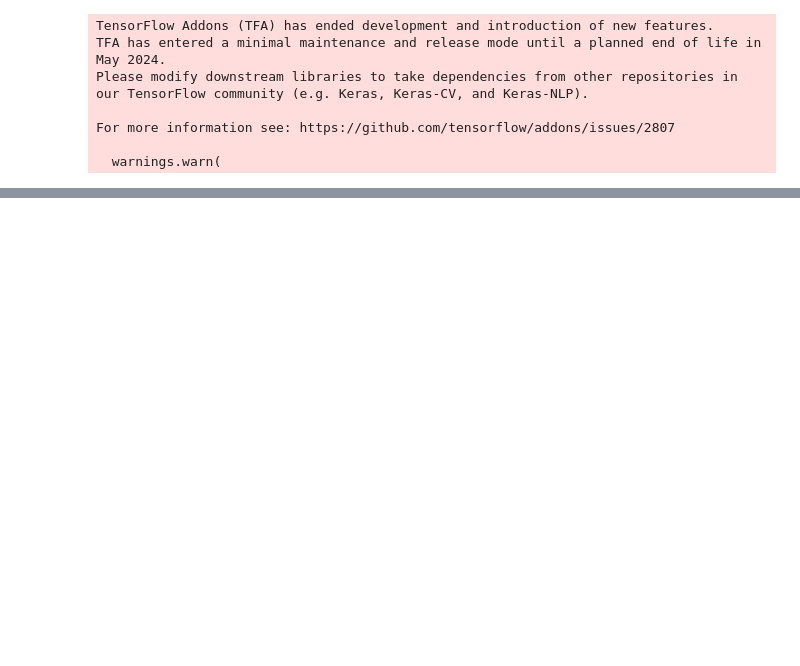
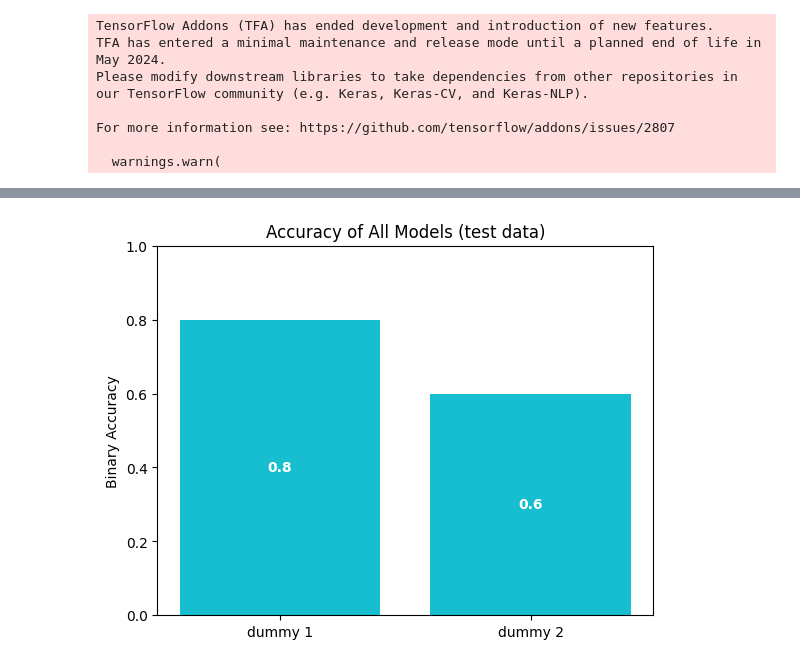
Before and after one commit to rutgerluinge/BrainTumorDetection, a Jupyter notebook: Everything.ipynb, the cells around one changed output, grey strips where cells are left out. Cells and saved outputs as stored; diff of their text form; code cells hidden in the pictures; blank space fills up the shorter version.

```diff
--- a/Everything.ipynb
+++ b/Everything.ipynb
@@ -203,0 +320,10 @@ NameError: name 'reshistory' is not defined
+# %%
+#
+result_dict = {}
+#result_dict["resnet"] = resnet.evaluate(x_test, y_test)
+result_dict["dummy 1"] = [0.8, 0.8]
+result_dict["dummy 2"] = [0.6, 0.6]
+
+bar_accuracy_plot(result_dict)
+# %% [output]
+[figure, added]
```
Also changed, not shown: parts of 26 cells of this notebook, 2 other files.
